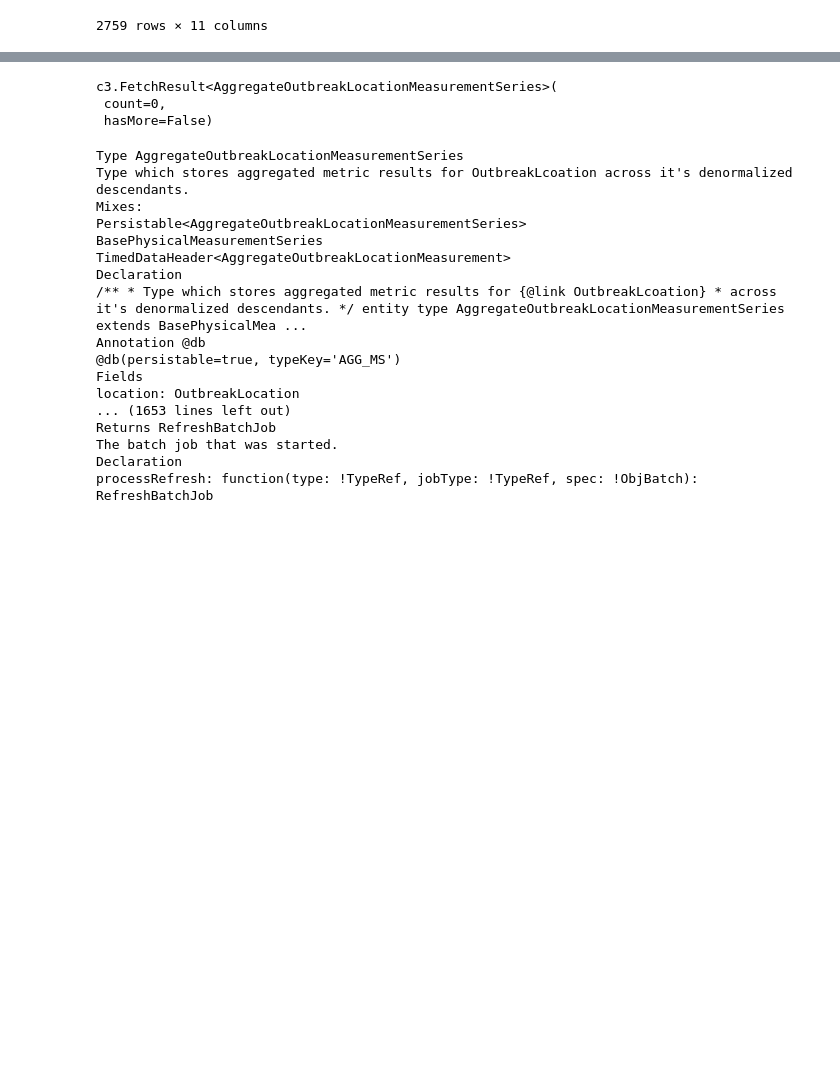
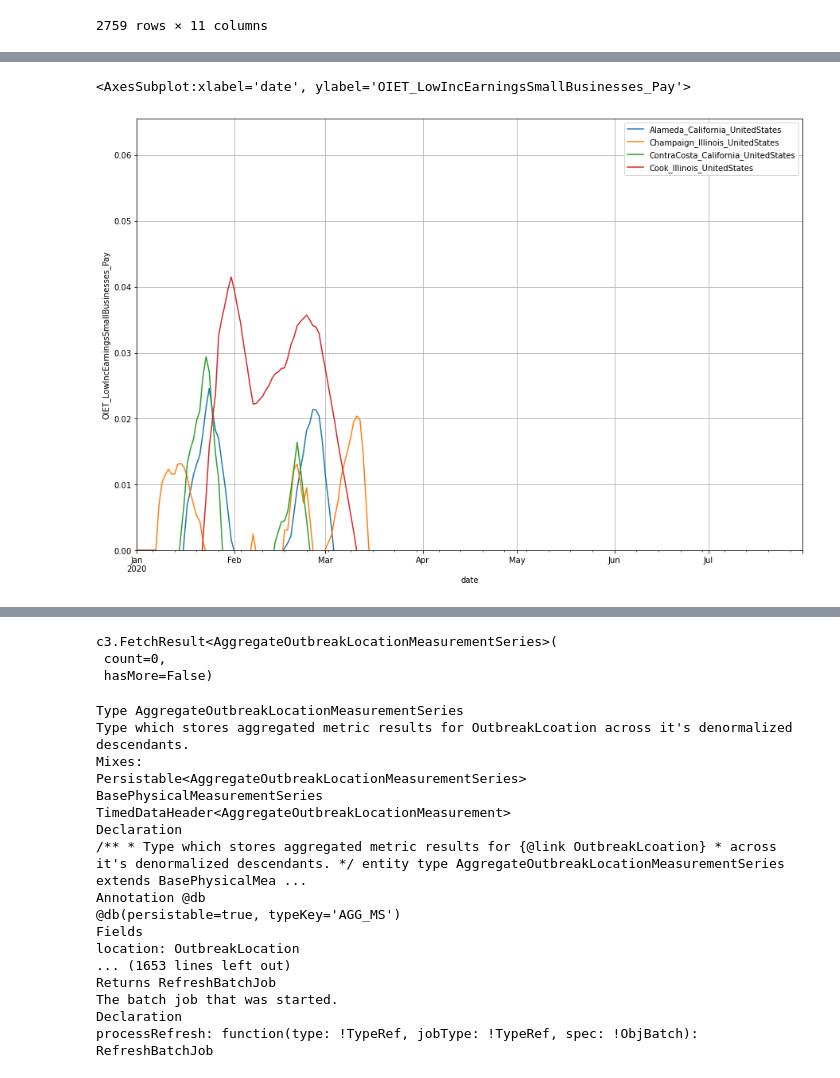
Before and after one commit to c3aidti/advancedMetrics, a Jupyter notebook: advancedMetrics.ipynb, the cells around one changed output, grey strips where cells are left out. Cells and saved outputs as stored; diff of their text form; code cells hidden in the pictures; blank space fills up the shorter version.

```diff
--- a/advancedMetrics.ipynb
+++ b/advancedMetrics.ipynb
@@ -113,0 +182,5 @@ pd.DataFrame(c3.SimpleMetric.fetch({'filter': 'contains(name, "JHU")'}).objs.toJ
+# %%
+plot_expression(df, 'OIET_LowIncEarningsSmallBusinesses_Pay')
+# %% [output]
+<AxesSubplot:xlabel='date', ylabel='OIET_LowIncEarningsSmallBusinesses_Pay'>
+[figure, added]
```
Also changed, not shown: parts of 23 cells of this notebook.
